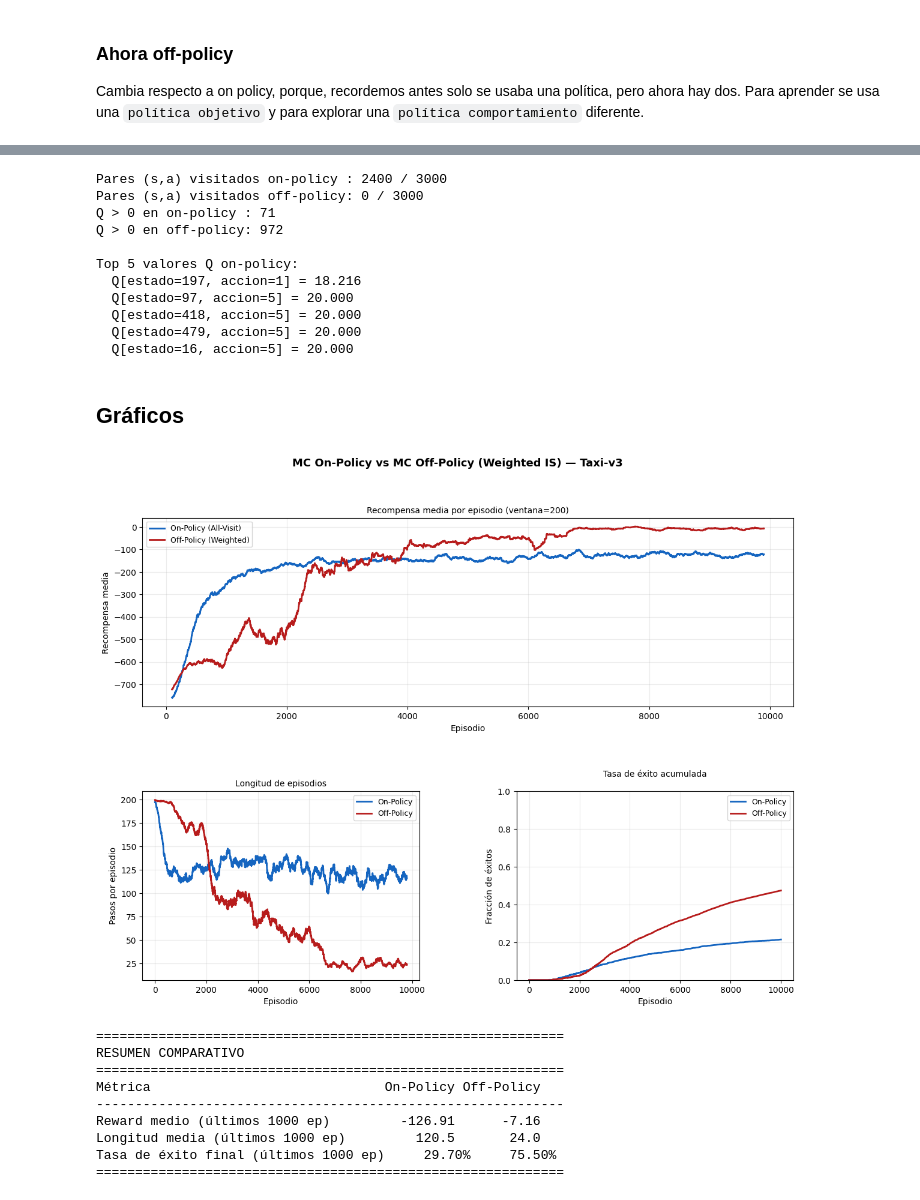
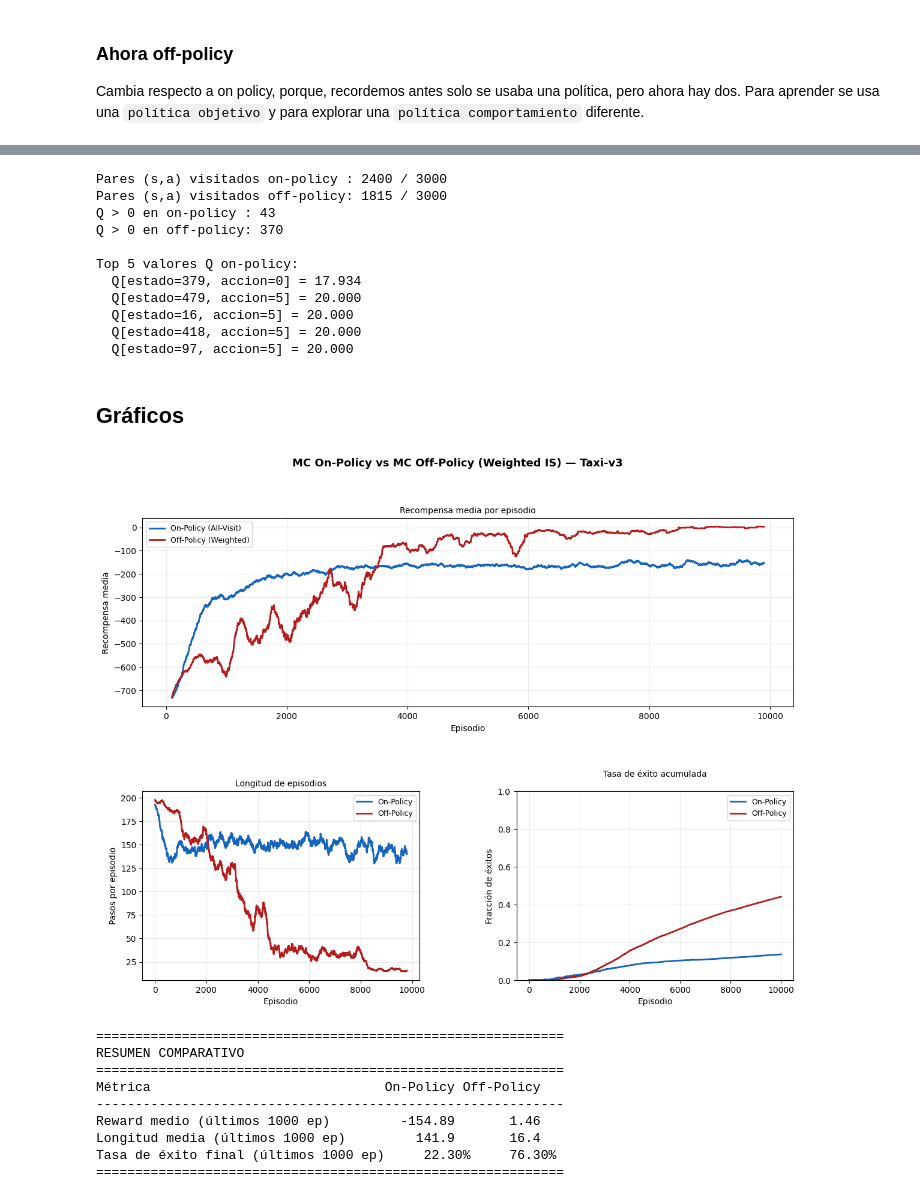
Before and after one commit to imchrisrueda/extML, a Jupyter notebook: entornos_complejos/B-MC.ipynb, the cells around one changed output, grey strips where cells are left out. Saved outputs shown, nothing was run; the diff lists cells and outputs as text; code cells hidden in the pictures.

```diff
--- a/entornos_complejos/B-MC.ipynb
+++ b/entornos_complejos/B-MC.ipynb
@@ -55,3 +51,6 @@ agent_off = AgentMC(env, epsilon=1.0, gamma=0.99, decay=True)
+# %%
+agent_on = AgentMC(env, epsilon, gamma, decay = True)
+agent_off = AgentMC(env, epsilon, gamma, decay = True)
 # %% [markdown]
 ### Primero, la forma on-policy:
 # %%
@@ -61,7 +60,7 @@ longitud_por_episodio_on = []
 
 for episodio in range(n_episodios):
 
-    obs, info = env.reset(seed=semilla)  # en cada episodio, volvemos a empezar
+    obs, _ = env.reset()  # en cada episodio, volvemos a empezar
     done = False
 
     agent_on.decay_epsilon(episodio)
@@ -78,7 +77,7 @@ for episodio in range(n_episodios):
         next_obs, recompensa, terminado, truncado, info = env.step(accion)
 
         # El agente acumula la transición y actualiza Q si done=True
-        agent_on.update_on(obs, accion, next_obs, recompensa, terminado, truncado, info)
+        agent_on.update_on(obs, accion, next_obs, recompensa, terminado, truncado, None)
 
         obs  = next_obs
         done = terminado or truncado
@@ -96,14 +95,14 @@ recompensas_por_episodio_off = []
 longitud_por_episodio_off = []
 
 for episodio in range(n_episodios):
-    obs, info = env.reset(seed=semilla) # reiniciar
+    obs, info = env.reset() # reiniciar
     done = False
     agent_off.decay_epsilon(episodio) # se reduce epsilon ε antes de empezar el episodio - al principio epsilon≈1 (casi todo aleatorio) y al final casi 0
     ep_reward = 0
     ep_length = 0
 
     while not done:
-        accion = agent_off.get_action(obs) # uso la política de comportamiento b) para elegir acción
+        accion = agent_off.behavior_action(obs) # uso la política de comportamiento b) para elegir acción
         next_obs, recompensa, terminado, truncado, info = env.step(accion) # dar un paso
         agent_off.update_off(obs, accion, next_obs, recompensa, terminado, truncado, info)
 
@@ -142,7 +141,7 @@ OFF-POLICY:
 # %%
 # Test: ¿cuántos estados ha visitado on-policy?
 visitados_on = np.sum(agent_on.returns_count > 0)
-visitados_off = np.sum(agent_off.returns_count > 0)  # esto es C para off
+visitados_off = np.sum(agent_off.C > 0)  # esto es C para off
 estados_totales = agent_on.nS * agent_on.nA  # 500 * 6 = 3000
 
 print(f"Pares (s,a) visitados on-policy : {visitados_on} / {estados_totales}")
@@ -161,16 +160,16 @@ for s, a in zip(idx[0], idx[1]):
     print(f"  Q[estado={s}, accion={a}] = {agent_on.Q[s,a]:.3f}")
 # %% [output]
 Pares (s,a) visitados on-policy : 2400 / 3000
-Pares (s,a) visitados off-policy: 0 / 3000
-Q > 0 en on-policy : 71
-Q > 0 en off-policy: 972
+Pares (s,a) visitados off-policy: 1815 / 3000
+Q > 0 en on-policy : 43
+Q > 0 en off-policy: 370
 
 Top 5 valores Q on-policy:
-  Q[estado=197, accion=1] = 18.216
-  Q[estado=97, accion=5] = 20.000
-  Q[estado=418, accion=5] = 20.000
+  Q[estado=379, accion=0] = 17.934
   Q[estado=479, accion=5] = 20.000
   Q[estado=16, accion=5] = 20.000
+  Q[estado=418, accion=5] = 20.000
+  Q[estado=97, accion=5] = 20.000
 # %% [markdown]
 ## Gráficos
 # %%
@@ -203,7 +202,7 @@ x_off    = np.arange(VENTANA // 2, len(off_suav) + VENTANA // 2)
 
 ax1.plot(x_on,  on_suav,  color=COLOR_ON,  lw=2, label='On-Policy (All-Visit)')
 ax1.plot(x_off, off_suav, color=COLOR_OFF, lw=2, label='Off-Policy (Weighted)')
-ax1.set_title(f'Recompensa media por episodio (ventana={VENTANA})', fontsize=10)
+ax1.set_title(f'Recompensa media por episodio', fontsize=10)
 ax1.set_xlabel('Episodio')
 ax1.set_ylabel('Recompensa media')
 ax1.legend(fontsize=9)
@@ -243,40 +242,40 @@ ax3.plot(tasa_on,  color=COLOR_ON,  lw=2, label='On-Policy')
 ax3.plot(tasa_off, color=COLOR_OFF, lw=2, label='Off-Policy')
 ax3.set_title('Tasa de éxito acumulada\n', fontsize=10)
 ax3.set_xlabel('Episodio')
 ax3.set_ylabel('Fracción de éxitos')
 ax3.set_ylim(0, 1)
 ax3.legend(fontsize=9)
 ax3.grid(alpha=0.25)
 
 plt.show()
 
 
 # Tabla resumen de resultados
 ultimos = 1000  # miramos los últimos N episodios para el resumen final
 
 print("\n" + "="*60)
 print("RESUMEN COMPARATIVO")
 print("="*60)
 print(f"{'Métrica':<35} {'On-Policy':>10} {'Off-Policy':>10}")
 print("-"*60)
 print(f"{'Reward medio (últimos 1000 ep)':<35} "
       f"{np.mean(recompensas_por_episodio_on[-ultimos:]):>10.2f} "
       f"{np.mean(recompensas_por_episodio_off[-ultimos:]):>10.2f}")
 print(f"{'Longitud media (últimos 1000 ep)':<35} "
       f"{np.mean(longitud_por_episodio_on[-ultimos:]):>10.1f} "
       f"{np.mean(longitud_por_episodio_off[-ultimos:]):>10.1f}")
 print(f"{'Tasa de éxito final (últimos 1000 ep)':<35} "
       f"{np.mean(np.array(recompensas_por_episodio_on[-ultimos:]) > 0):>10.2%} "
       f"{np.mean(np.array(recompensas_por_episodio_off[-ultimos:]) > 0):>10.2%}")
 print("="*60)
 # %% [output]
-[figure, old version]
+[figure, new version]
 ============================================================
 RESUMEN COMPARATIVO
 ============================================================
 Métrica                              On-Policy Off-Policy
 ------------------------------------------------------------
-Reward medio (últimos 1000 ep)         -126.91      -7.16
-Longitud media (últimos 1000 ep)         120.5       24.0
-Tasa de éxito final (últimos 1000 ep)     29.70%     75.50%
+Reward medio (últimos 1000 ep)         -154.89       1.46
+Longitud media (últimos 1000 ep)         141.9       16.4
+Tasa de éxito final (últimos 1000 ep)     22.30%     76.30%
 ============================================================
```
Also changed, not shown: parts of 2 cells of this notebook, 3 other files.
